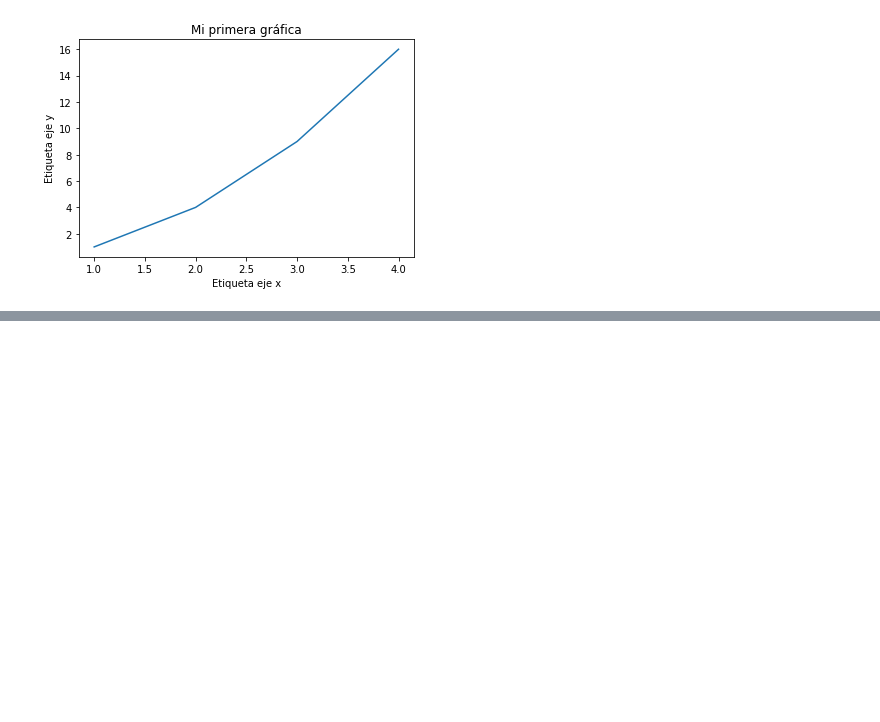
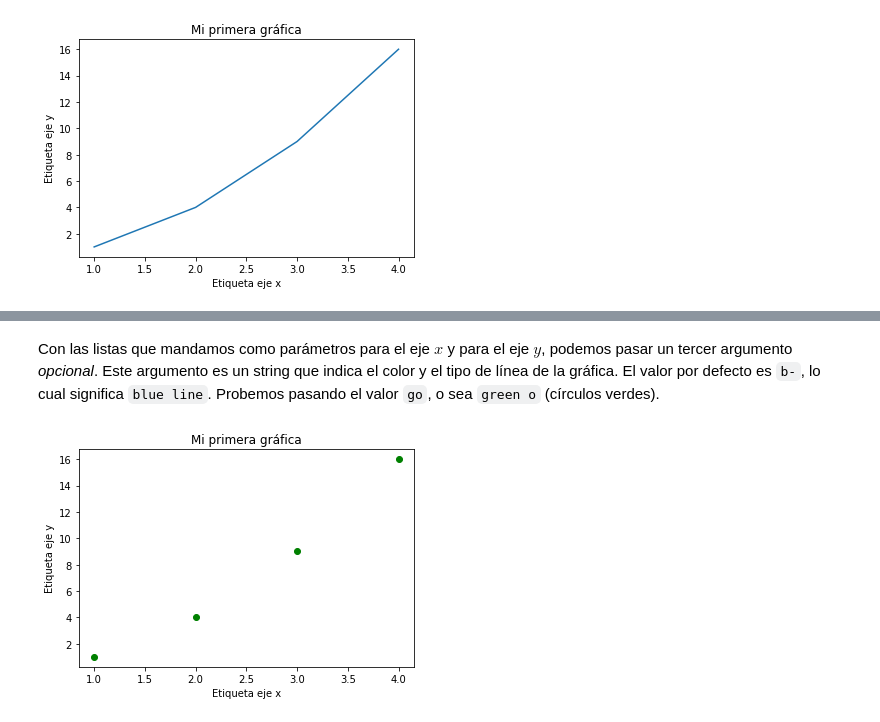
Before and after one commit to nextia-academy/analisis-datos-python, a Jupyter notebook: 6_Visualizacion_de_datos_con_Matplotlib_y_Seaborn/Matplotlib.ipynb, the cells around one changed output, grey strips where cells are left out. Drawn from its saved outputs; the diff is of its cells as text; code cells hidden in the pictures; blank space fills up the shorter version.

```diff
--- a/6_Visualizacion_de_datos_con_Matplotlib_y_Seaborn/Matplotlib.ipynb
+++ b/6_Visualizacion_de_datos_con_Matplotlib_y_Seaborn/Matplotlib.ipynb
@@ -64,0 +76,10 @@ plt.show()
+# %% [markdown]
+Con las listas que mandamos como parámetros para el eje $x$ y para el eje $y$, podemos pasar un tercer argumento *opcional*. Este argumento es un string que indica el color y el tipo de línea de la gráfica. El valor por defecto es `b-`, lo cual significa `blue line`. Probemos pasando el valor `go`, o sea `green o` (círculos verdes).
+# %%
+plt.plot([1,2,3,4], [1,4,9,16], "go")
+plt.title("Mi primera gráfica")
+plt.xlabel("Etiqueta eje x")
+plt.ylabel("Etiqueta eje y")
+plt.show()
+# %% [output]
+[figure, added]
```
Also changed, not shown: parts of 9 cells of this notebook.
